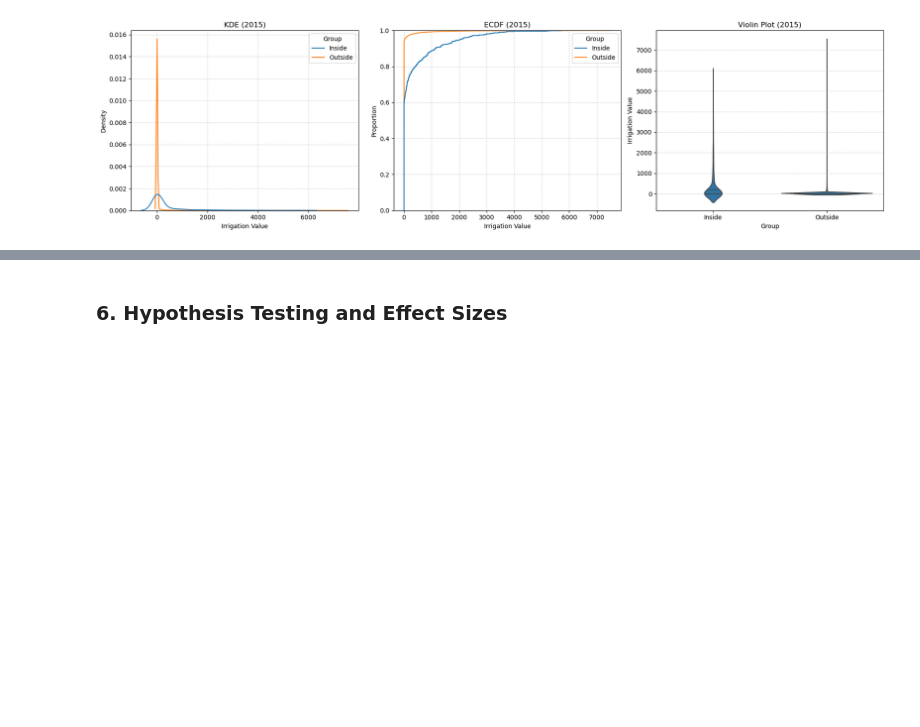
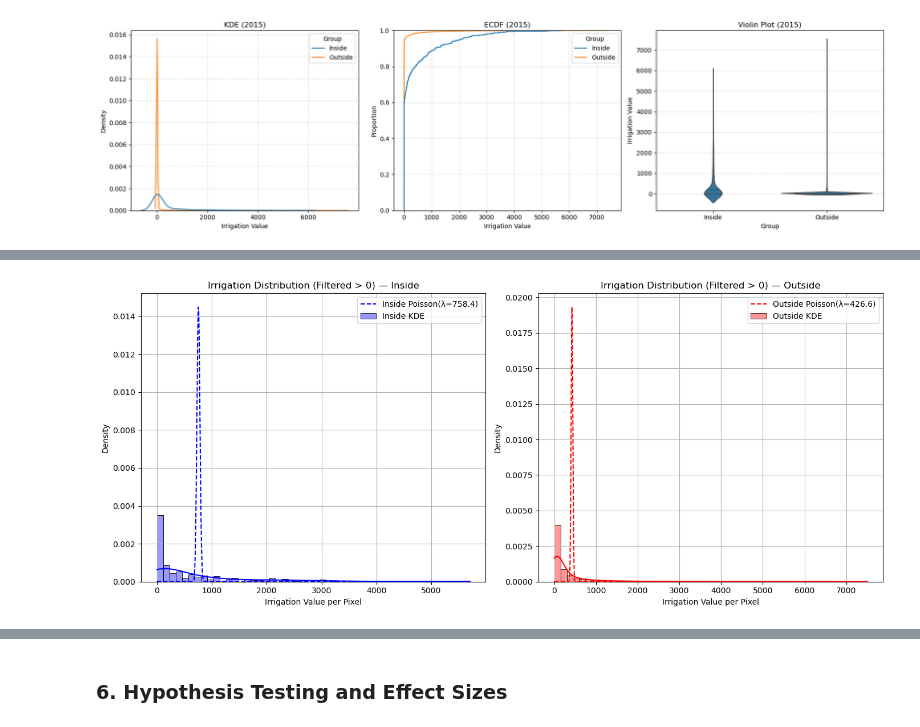
Before and after one commit to rellimylime/Africa_Irrigation, a Jupyter notebook: Code/2_Dam_Analysis/8_Descriptive_Stats.ipynb, the cells around one changed output, grey strips where cells are left out. Drawn from its saved outputs; the diff is of its cells as text; code cells hidden in the pictures; blank space fills up the shorter version.

```diff
--- a/Code/2_Dam_Analysis/8_Descriptive_Stats.ipynb
+++ b/Code/2_Dam_Analysis/8_Descriptive_Stats.ipynb
@@ -243,0 +299,84 @@ for year in years:
+# %%
+import numpy as np
+import matplotlib.pyplot as plt
+import seaborn as sns
+from scipy.stats import poisson, gamma
+from scipy.optimize import minimize
+from statsmodels.distributions.empirical_distribution import ECDF
+
+
+def plot_filtered_distribution_with_fits(data, label, color='blue', bins=50):
+    """Plot filtered irrigation pixel distribution and fit Poisson + optional ZIG."""
+    # Filter
+    data = np.array(data)
+    data = data[data > 0]
+
+    # Plot histogram & KDE
+    sns.histplot(data, kde=True, bins=bins, stat='density', color=color, label=f"{label} KDE", alpha=0.4)
+
+    # Fit Poisson
+    lambda_hat = np.mean(data)
+    x_range = np.arange(0, int(np.percentile(data, 99)) + 1)
+    poisson_pmf = poisson.pmf(x_range, mu=lambda_hat)
+    plt.plot(x_range, poisson_pmf, label=f"{label} Poisson(λ={lambda_hat:.1f})", color=color, linestyle='--')
+
+    plt.xlabel("Irrigation Value per Pixel")
+    plt.ylabel("Density")
+    plt.title(f"Irrigation Distribution (Filtered > 0) — {label}")
+    plt.legend()
+    plt.grid(True)
+
+# Run for 2000
+year = 2000
+inside_vals = inside_pixels_dict[year]
+outside_vals = outside_pixels_dict[year]
+
+plt.figure(figsize=(14, 6))
+
+plt.subplot(1, 2, 1)
+plot_filtered_distribution_with_fits(inside_vals, label="Inside", color="blue")
+
+plt.subplot(1, 2, 2)
+plot_filtered_distribution_with_fits(outside_vals, label="Outside", color="red")
+
+plt.tight_layout()
+plt.show()
+
+def plot_ecdf_time_series_colormap(pixel_dict, group_label, years=range(1980, 2020, 5), cmap_name='viridis'):
+    cmap = get_cmap(cmap_name)
+    norm_years = np.linspace(0, 1, len(years))
+    colors = [cmap(val) for val in norm_years]
+
+    fig, ax = plt.subplots(figsize=(10, 6))
+
+    for i, year in enumerate(years):
+        vals = pixel_dict.get(year, None)
+        if vals is None or len(vals) == 0:
+            continue
+        vals = vals[vals > 0]
+        ecdf = ECDF(vals)
+        ax.plot(ecdf.x, ecdf.y, label=str(year), color=colors[i], alpha=0.85)
+
+    # Create colorbar manually from ScalarMappable
+    from matplotlib.cm import ScalarMappable
+    from matplotlib.colors import Normalize
+
+    norm = Normalize(vmin=min(years), vmax=max(years))
+    sm = ScalarMappable(norm=norm, cmap=cmap)
+    sm.set_array([])  # needed for older matplotlib versions
+
+    cbar = fig.colorbar(sm, ax=ax)
+    cbar.set_label("Year")
+
+    ax.set_title(f"ECDF of Irrigation Pixel Values Over Time — {group_label}")
+    ax.set_xlabel("Irrigation Value per Pixel")
+    ax.set_ylabel("Cumulative Probability")
+    ax.grid(True)
+    fig.tight_layout()
+    plt.show()
+
+
+plot_ecdf_time_series_colormap(inside_pixels_dict, group_label="Inside Command Areas")
+plot_ecdf_time_series_colormap(outside_pixels_dict, group_label="Outside Command Areas")
+# %% [output]
+[figure, added]
```
Also changed, not shown: parts of 9 cells of this notebook.
